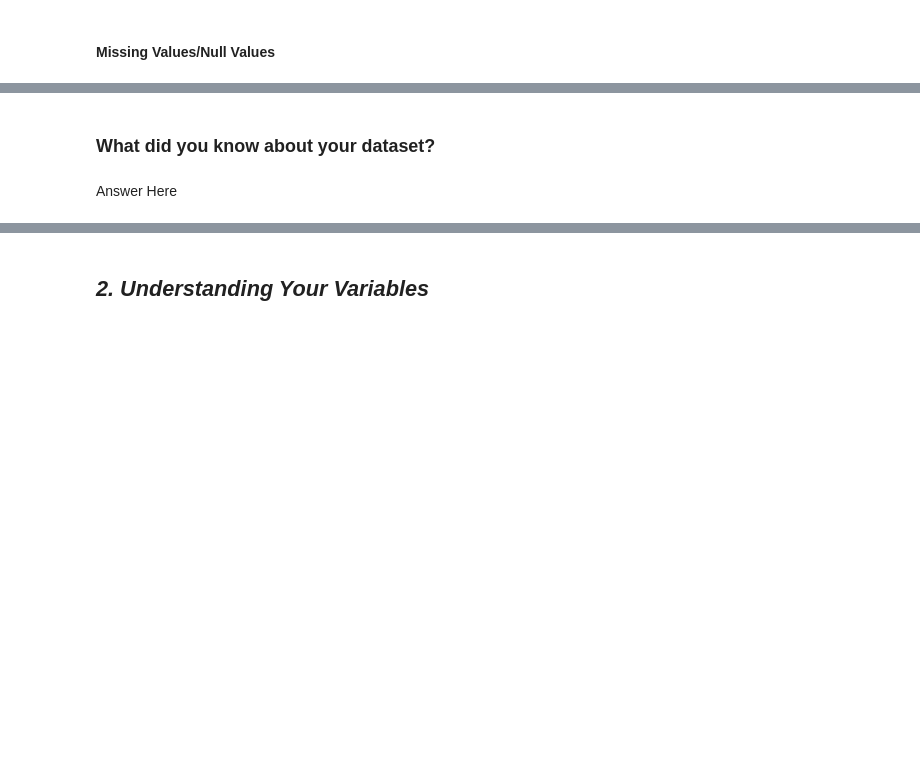
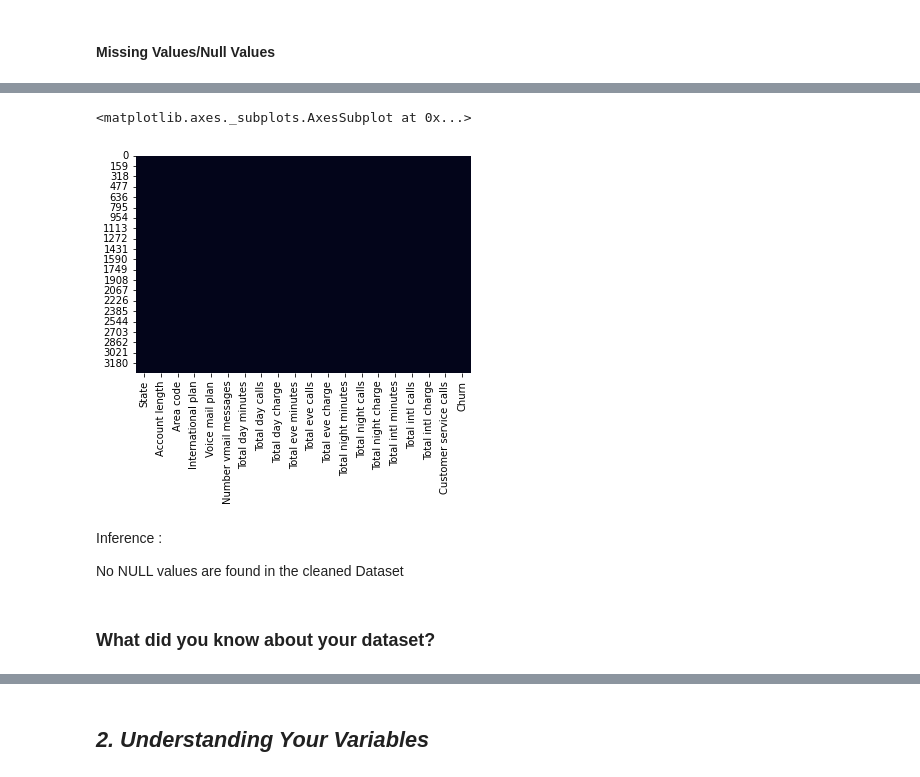
Before and after one commit to rajathAgalkote/EDA1-Telecom-Churn---Capstone, a Jupyter notebook: Rajathadri_EDA_Telecom_Churn_Analysis_Project.ipynb, the cells around one changed output, grey strips where cells are left out. Saved outputs shown, nothing was run; the diff lists cells and outputs as text; code cells hidden in the pictures; blank space fills up the shorter version.

```diff
--- a/Rajathadri_EDA_Telecom_Churn_Analysis_Project.ipynb
+++ b/Rajathadri_EDA_Telecom_Churn_Analysis_Project.ipynb
@@ -75,0 +98,5 @@ M - Multivariate Analysis
+# %%
+# Load Dataset
+
+from google.colab import files
+uploaded = files.upload()
@@ -76,3 +106,5 @@ M - Multivariate Analysis
+# %%
+df = pd.read_csv(io.BytesIO(uploaded['Telecom Churn.csv']))
 # %% [markdown]
 ### Dataset First View
 # %%
@@ -96,6 +196,13 @@ M - Multivariate Analysis
 # %%
 # Visualizing the missing values
+
+sns.heatmap(df.isnull(), cbar=False)
+# %% [output]
+<matplotlib.axes._subplots.AxesSubplot at 0x...>
+[figure, added]
+# %% [markdown]
+Inference :
+
+No NULL values are found in the cleaned Dataset
 # %% [markdown]
 ### What did you know about your dataset?
-# %% [markdown]
-Answer Here
```
Also changed, not shown: parts of 24 cells of this notebook.
